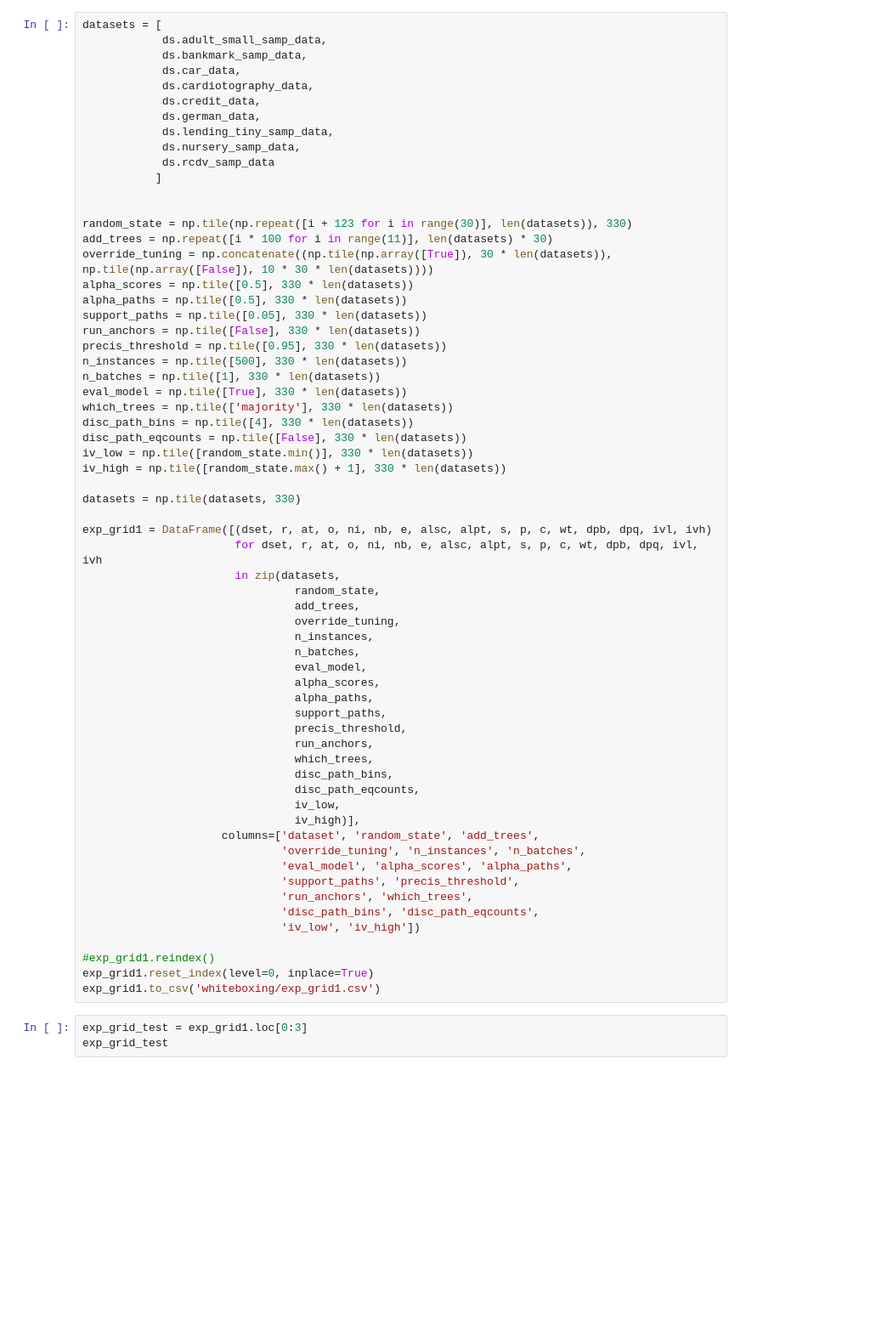
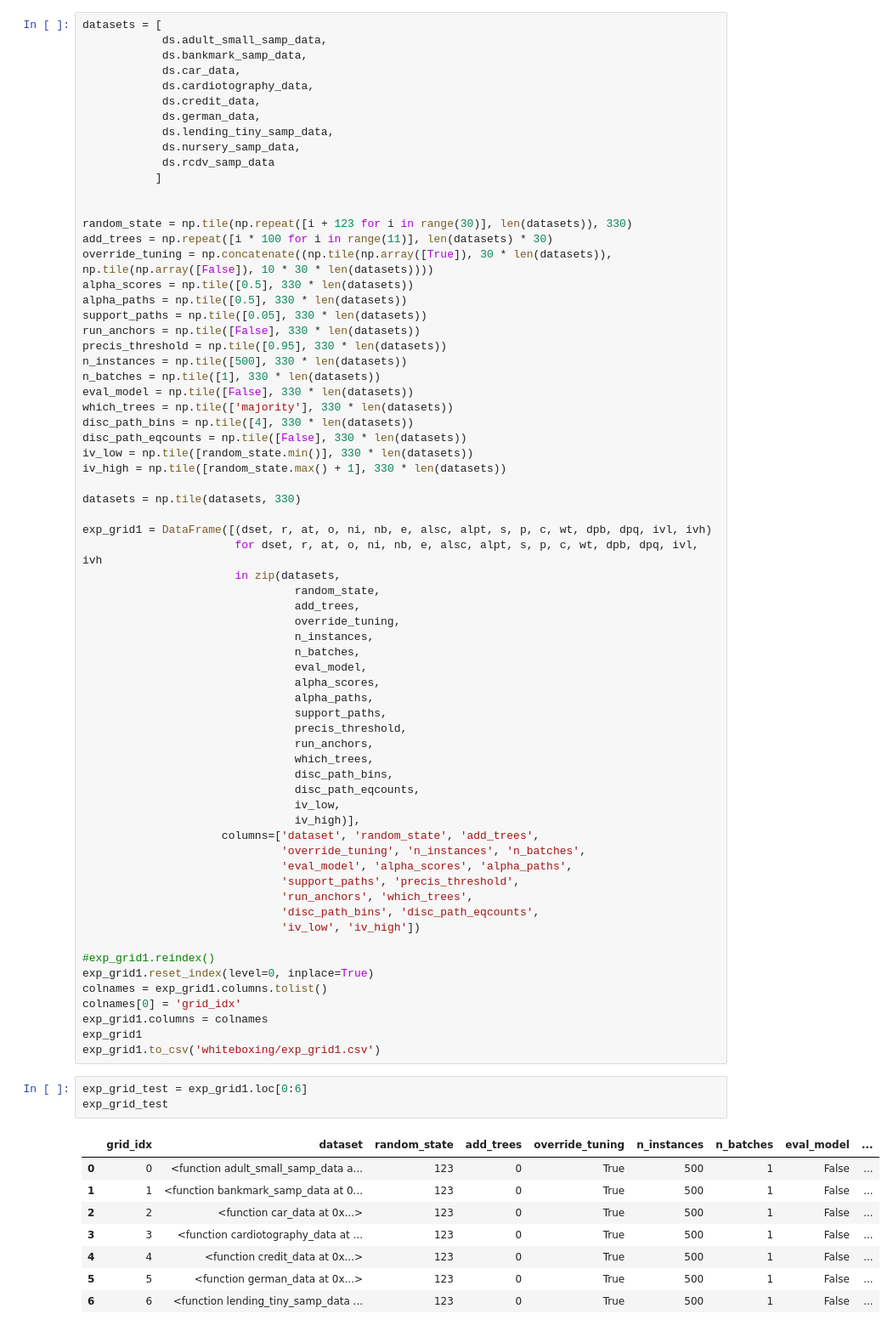
Before and after one commit to julianhatwell/interpret_basics2, a Jupyter notebook: WE3 Timing and Hparam Tuning Multiprocessing.ipynb, the cells around one changed output. Shown at 85% size. Cells and saved outputs as stored; diff of their text form; blank space fills up the shorter version.

```diff
--- a/WE3 Timing and Hparam Tuning Multiprocessing.ipynb
+++ b/WE3 Timing and Hparam Tuning Multiprocessing.ipynb
@@ -35,7 +33,7 @@ run_anchors = np.tile([False], 330 * len(datasets))
 precis_threshold = np.tile([0.95], 330 * len(datasets))
 n_instances = np.tile([500], 330 * len(datasets))
 n_batches = np.tile([1], 330 * len(datasets))
-eval_model = np.tile([True], 330 * len(datasets))
+eval_model = np.tile([False], 330 * len(datasets))
 which_trees = np.tile(['majority'], 330 * len(datasets))
 disc_path_bins = np.tile([4], 330 * len(datasets))
 disc_path_eqcounts = np.tile([False], 330 * len(datasets))
@@ -73,7 +71,20 @@ exp_grid1 = DataFrame([(dset, r, at, o, ni, nb, e, alsc, alpt, s, p, c, wt, dpb,
 
 #exp_grid1.reindex()
 exp_grid1.reset_index(level=0, inplace=True)
+colnames = exp_grid1.columns.tolist()
+colnames[0] = 'grid_idx'
+exp_grid1.columns = colnames
+exp_grid1
 exp_grid1.to_csv('whiteboxing/exp_grid1.csv')
 # %%
-exp_grid_test = exp_grid1.loc[0:3]
+exp_grid_test = exp_grid1.loc[0:6]
 exp_grid_test
+# %% [output]
+|  | grid_idx | dataset | random_state | add_trees | override_tuning | n_instances | n_batches | eval_model | ... |
+| 0 | 0 | <function adult_small_samp_data a... | 123 | 0 | True | 500 | 1 | False | ... |
+| 1 | 1 | <function bankmark_samp_data at 0... | 123 | 0 | True | 500 | 1 | False | ... |
+| 2 | 2 | <function car_data at 0x...> | 123 | 0 | True | 500 | 1 | False | ... |
+| 3 | 3 | <function cardiotography_data at ... | 123 | 0 | True | 500 | 1 | False | ... |
+| 4 | 4 | <function credit_data at 0x...> | 123 | 0 | True | 500 | 1 | False | ... |
+| 5 | 5 | <function german_data at 0x...> | 123 | 0 | True | 500 | 1 | False | ... |
+| 6 | 6 | <function lending_tiny_samp_data ... | 123 | 0 | True | 500 | 1 | False | ... |
```
Also changed, not shown: parts of 5 cells of this notebook, 12 other files.
